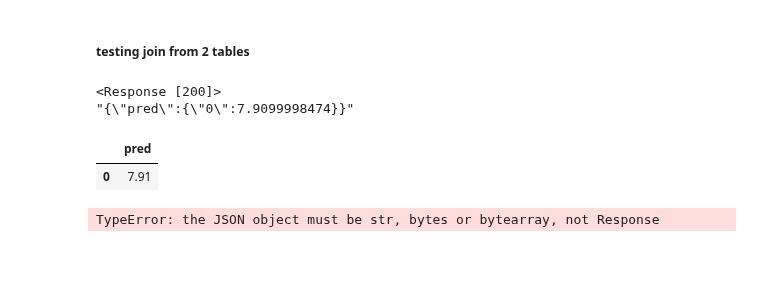
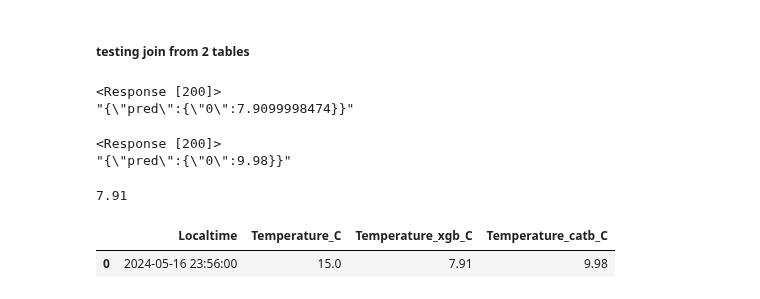
Before and after one commit to PeterOstr/kaggle, a Jupyter notebook: airflow_train1/1.ipynb, the cells around one changed output. Saved outputs shown, nothing was run; the diff lists cells and outputs as text; code cells hidden in the pictures; blank space fills up the shorter version.

```diff
--- a/airflow_train1/1.ipynb
+++ b/airflow_train1/1.ipynb
@@ -411,13 +411,13 @@ temp_pred(data=new_data, model=loaded_model)
 # %%
 #df.createOrReplaceTempView('df_sql')
 df = spark.sql("""
-SELECT localtime FROM first_database.WeatherData
+SELECT localtime, Temperature_C FROM first_database.WeatherData
 ORDER BY localtime
 DESC LIMIT 1""")
 
 # Получите временную метку из DataFrame
 timestamp = df.collect()[0][0]
-
+Temperature_C = df.collect()[0][1]
 # Преобразуйте временную метку в строку в нужном формате
 formatted_date = timestamp.strftime('%Y-%m-%d %H:%M:%S')
 
@@ -435,19 +435,28 @@ print(predicted_data_response_xgb.text)
 from io import StringIO
 
 predicted_results_xgb = pd.read_json(StringIO(predicted_data_response_xgb.json()))
+# %%
+predicted_data_response_catb = requests.post('https://weatherimage-ma4ayonvha-lm.a.run.app/model/predict_catb_t', json=X_dict) # local address
+
+print(predicted_data_response_catb)
+print(predicted_data_response_catb.text)
+# %% [output]
+<Response [200]>
+"{\"pred\":{\"0\":9.98}}"
+# %%
+predicted_results_catb = pd.read_json(StringIO(predicted_data_response_catb.json()))
 # %%
-predicted_results_xgb
+round(predicted_results_xgb.iloc[0,0],2)
 # %% [output]
-|  | pred |
-| 0 | 7.91 |
+7.91
 # %%
-import json
-
-# Преобразование строки в словарь
-data_dict = json.loads(predicted_data_response_xgb.text)
-
-# Извлечение числа из словаря
-type(data_dict)
+data_comparsion = pd.DataFrame()
+data_comparsion['Localtime'] = [formatted_date]
+data_comparsion['Temperature_C'] = [Temperature_C]
+data_comparsion['Temperature_xgb_C'] = [round(predicted_results_xgb.iloc[0,0],2)]
+data_comparsion['Temperature_catb_C'] = [round(predicted_results_catb.iloc[0,0],2)]
+data_comparsion
 # %% [output]
-TypeError: the JSON object must be str, bytes or bytearray, not Response
+|  | Localtime | Temperature_C | Temperature_xgb_C | Temperature_catb_C |
+| 0 | 2024-05-16 23:56:00 | 15.0 | 7.91 | 9.98 |
 # %%
```
Also changed, not shown: parts of 4 cells of this notebook, 2 other files.
